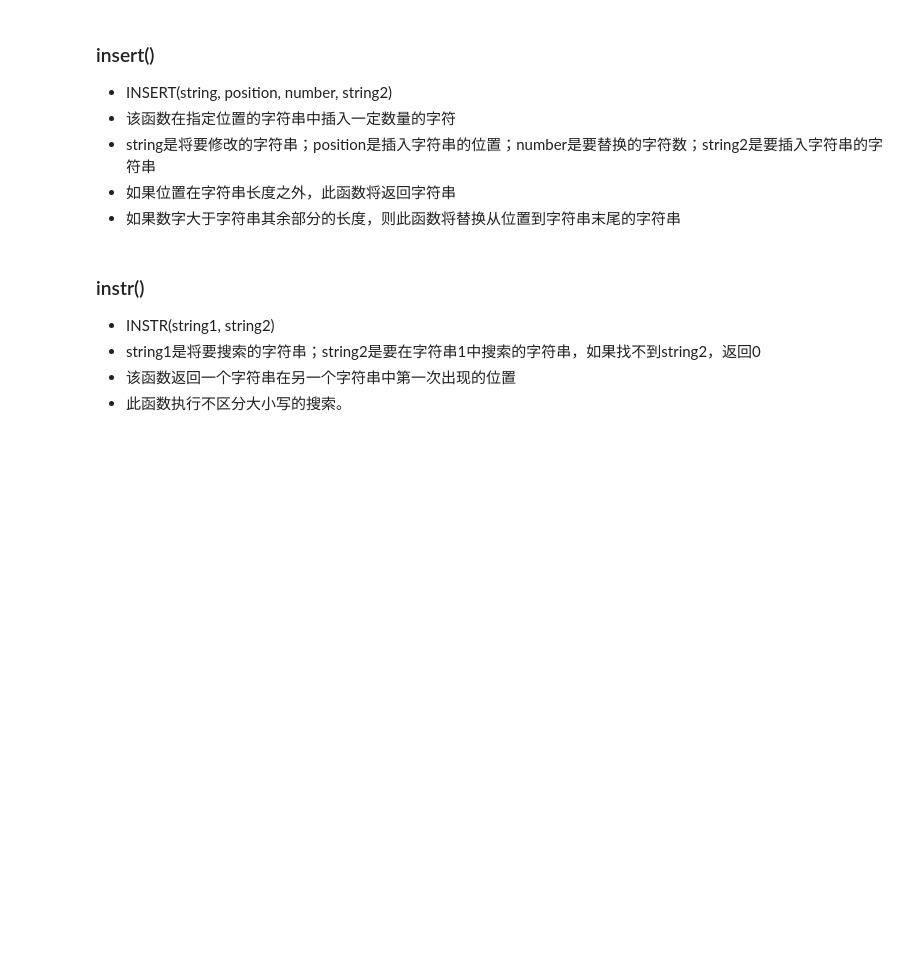
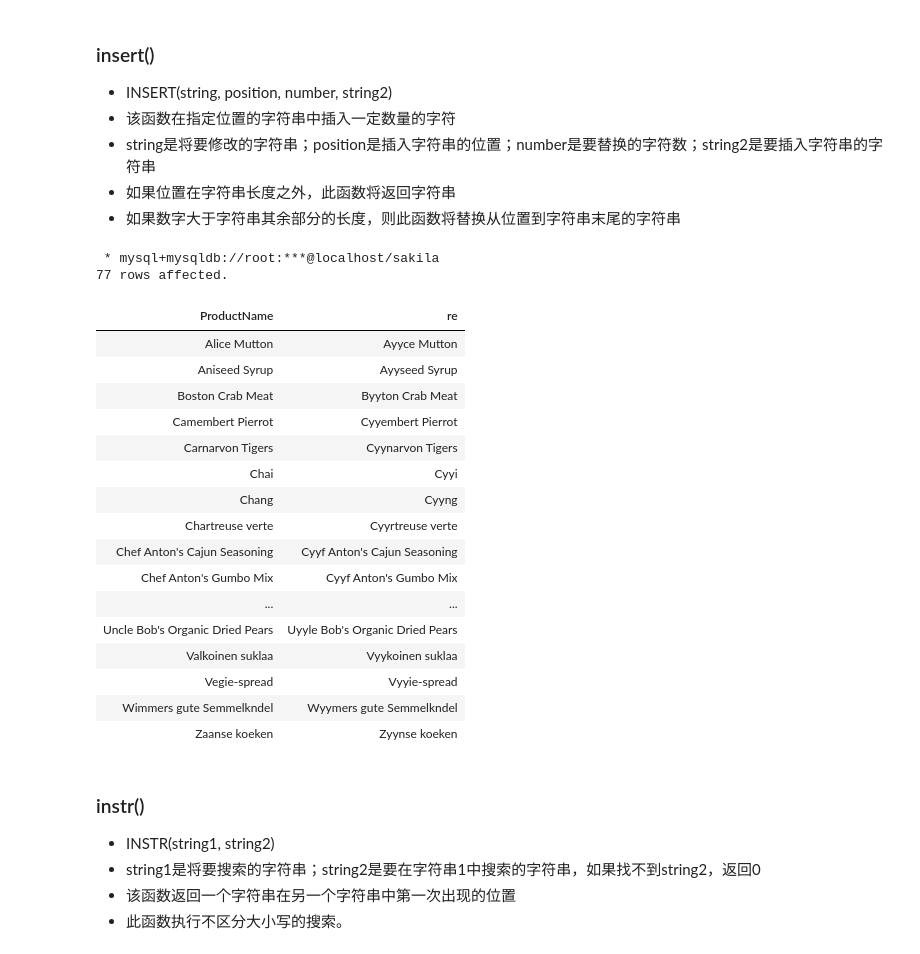
Before and after one commit to jinlin82/database-and-sql, a Jupyter notebook: sql-magic.ipynb, the cells around one changed output. Drawn from its saved outputs; the diff is of its cells as text; code cells hidden in the pictures; blank space fills up the shorter version.

```diff
--- a/sql-magic.ipynb
+++ b/sql-magic.ipynb
@@ -305,6 +317,30 @@ select find_in_set('e',Country) from customers;
 - string是将要修改的字符串；position是插入字符串的位置；number是要替换的字符数；string2是要插入字符串的字符串
 - 如果位置在字符串长度之外，此函数将返回字符串
 - 如果数字大于字符串其余部分的长度，则此函数将替换从位置到字符串末尾的字符串
+# %%
+%%sql
+select ProductName,insert(ProductName,2,2,'yy') as re
+from products;
+# %% [output]
+ * mysql+mysqldb://root:***@localhost/sakila
+77 rows affected.
+| ProductName | re |
+| Alice Mutton | Ayyce Mutton |
+| Aniseed Syrup | Ayyseed Syrup |
+| Boston Crab Meat | Byyton Crab Meat |
+| Camembert Pierrot | Cyyembert Pierrot |
+| Carnarvon Tigers | Cyynarvon Tigers |
+| Chai | Cyyi |
+| Chang | Cyyng |
+| Chartreuse verte | Cyyrtreuse verte |
+| Chef Anton's Cajun Seasoning | Cyyf Anton's Cajun Seasoning |
+| Chef Anton's Gumbo Mix | Cyyf Anton's Gumbo Mix |
+| ... | ... |
+| Uncle Bob's Organic Dried Pears | Uyyle Bob's Organic Dried Pears |
+| Valkoinen suklaa | Vyykoinen suklaa |
+| Vegie-spread | Vyyie-spread |
+| Wimmers gute Semmelkndel | Wyymers gute Semmelkndel |
+| Zaanse koeken | Zyynse koeken |
 # %% [markdown]
 ### instr()
 
```
Also changed, not shown: parts of 11 cells of this notebook.
